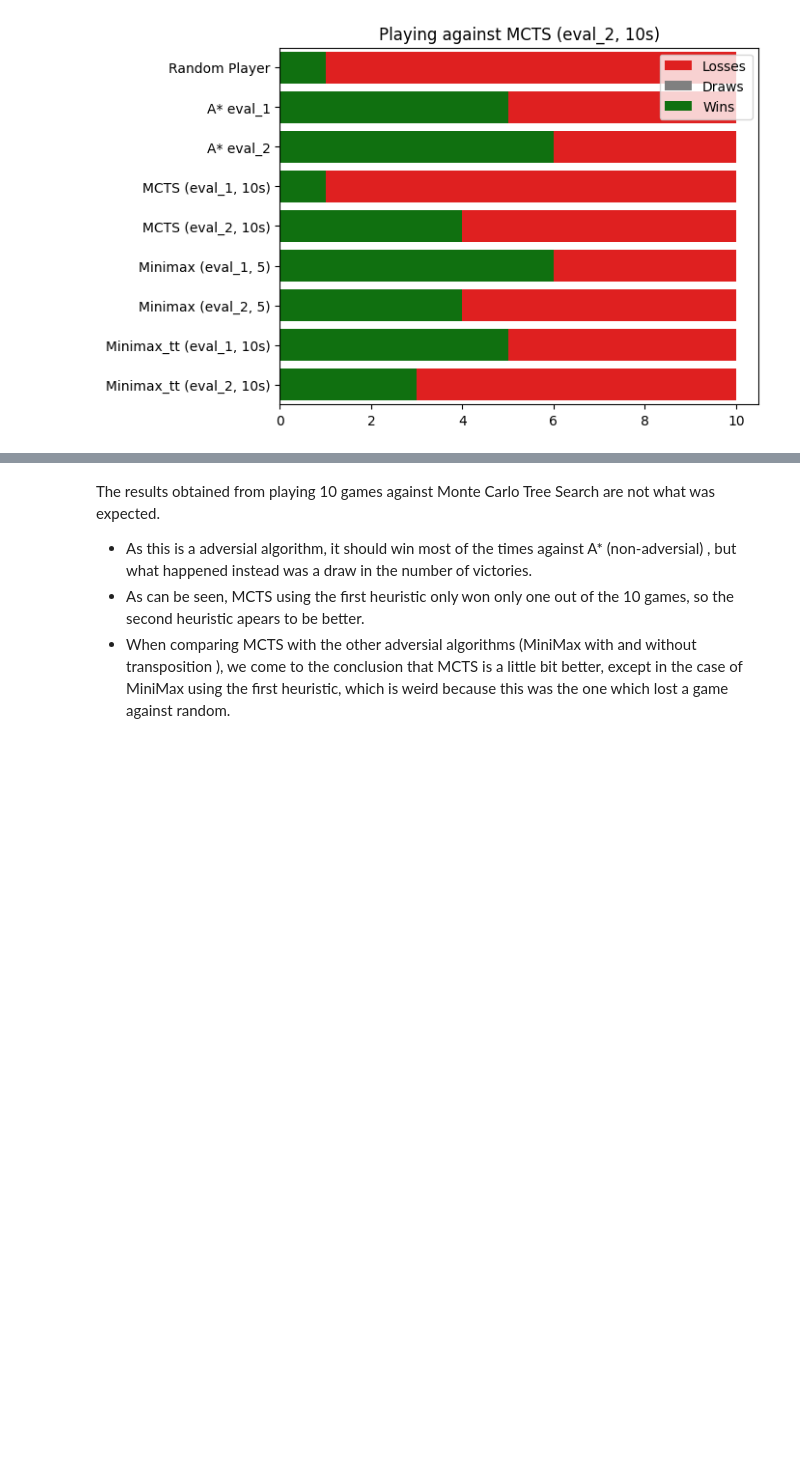
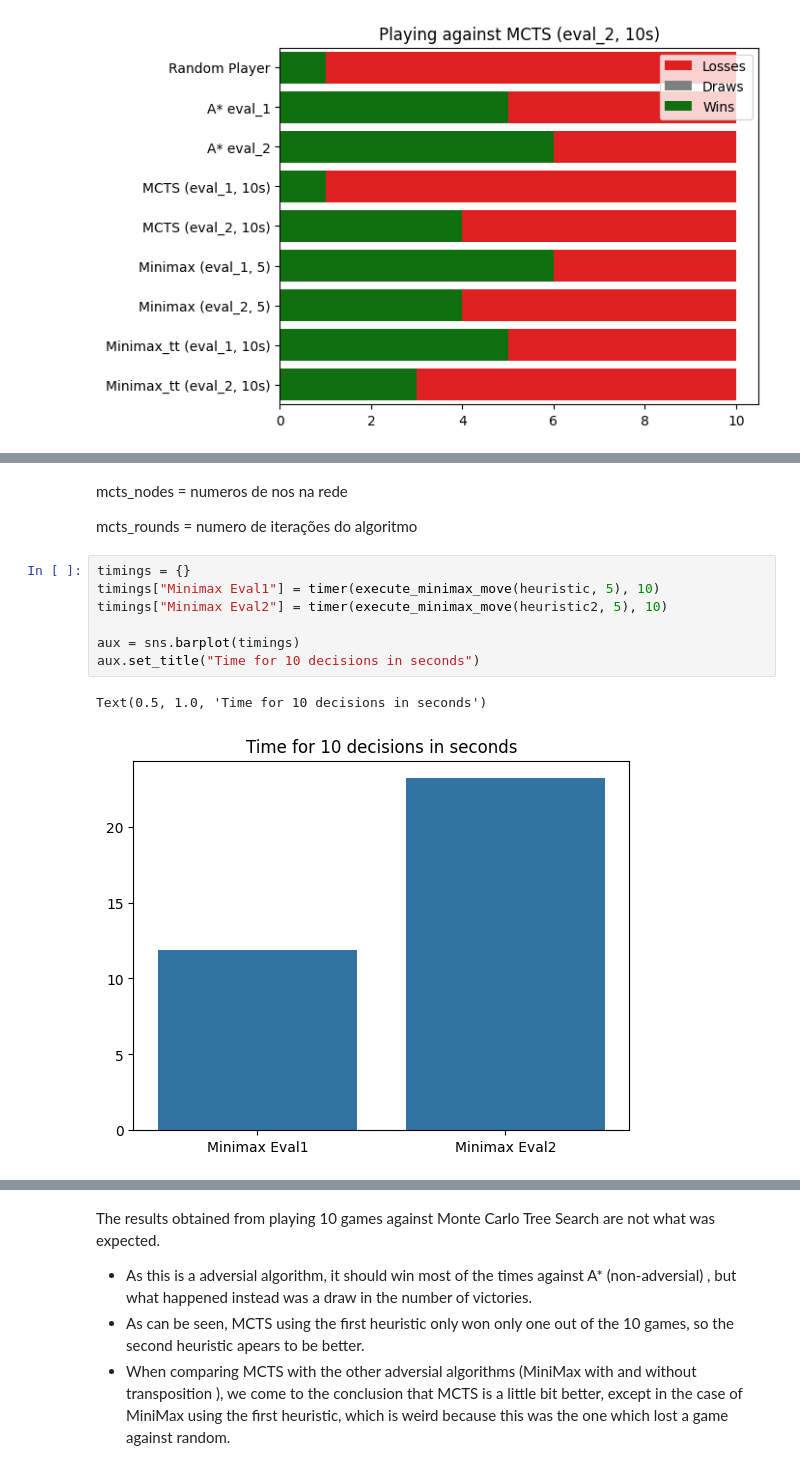
Before and after one commit to PsuperX/connect-four, a Jupyter notebook: main.ipynb, the cells around one changed output, grey strips where cells are left out. Saved outputs shown, nothing was run; the diff lists cells and outputs as text; blank space fills up the shorter version.

```diff
--- a/main.ipynb
+++ b/main.ipynb
@@ -1377,0 +1386,14 @@ draw(wins2, draws2, loses2, "Playing against MCTS (eval_2, 10s)")
+# %% [markdown]
+mcts_nodes = numeros de nos na rede
+
+mcts_rounds = numero de iterações do algoritmo
+# %%
+timings = {}
+timings["Minimax Eval1"] = timer(execute_minimax_move(heuristic, 5), 10)
+timings["Minimax Eval2"] = timer(execute_minimax_move(heuristic2, 5), 10)
+
+aux = sns.barplot(timings)
+aux.set_title("Time for 10 decisions in seconds")
+# %% [output]
+Text(0.5, 1.0, 'Time for 10 decisions in seconds')
+[figure, added]
```
Also changed, not shown: parts of 14 cells of this notebook.
